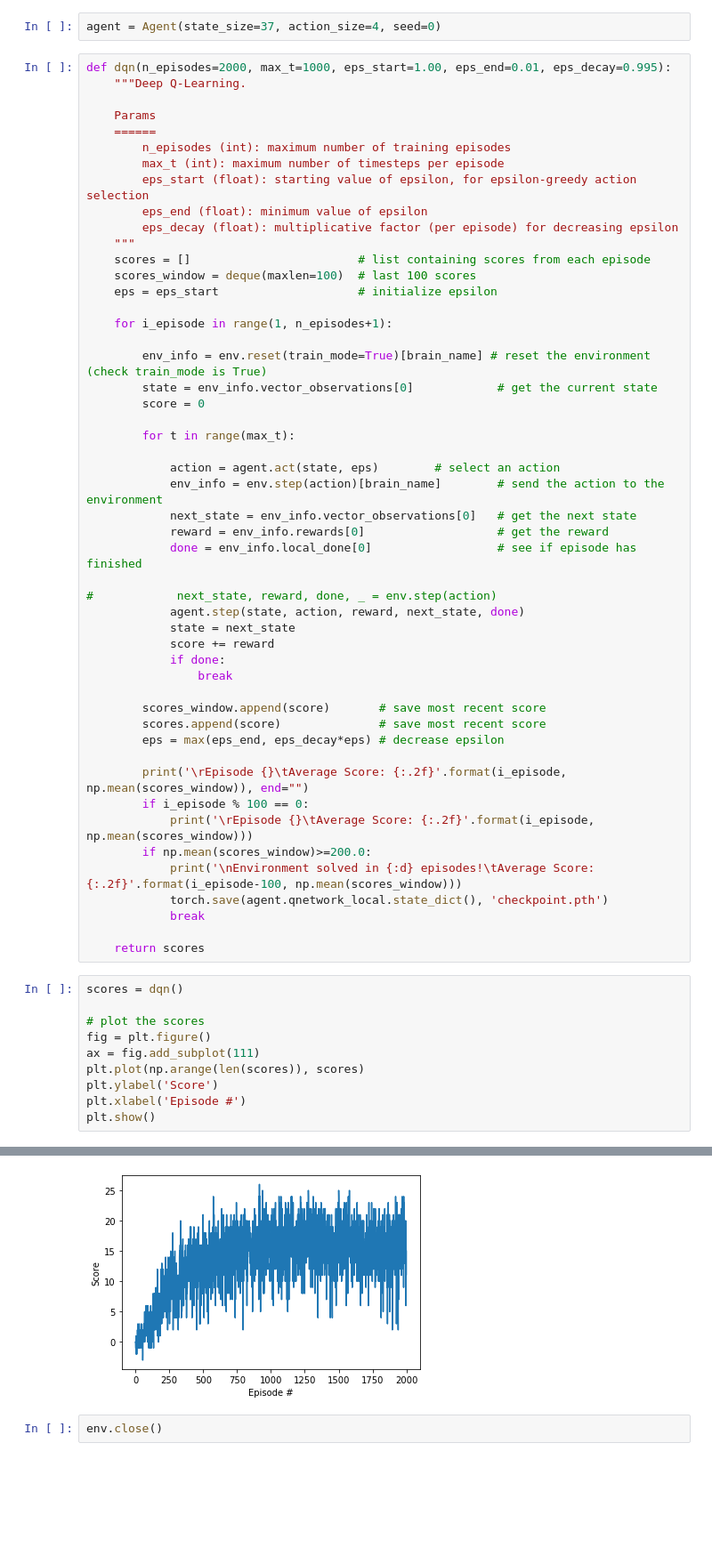
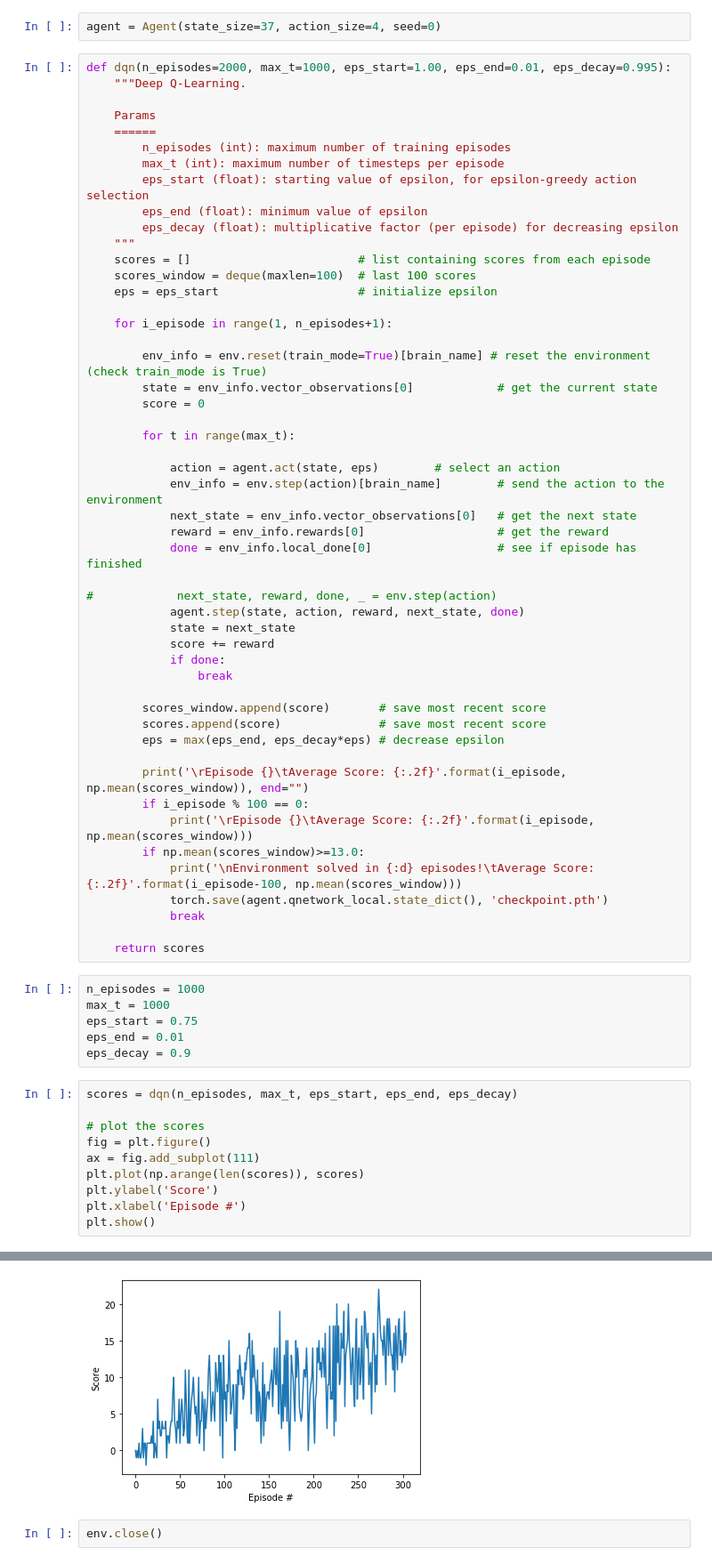
Before and after one commit to masanoriyoshii/p1_navigation, a Jupyter notebook: Navigation.ipynb, the cells around one changed output, grey strips where cells are left out. Shown: that part at 89% size. Cells and saved outputs as stored; diff of their text form; blank space fills up the shorter version.

```diff
--- a/Navigation.ipynb
+++ b/Navigation.ipynb
@@ -176,14 +177,20 @@ def dqn(n_episodes=2000, max_t=1000, eps_start=1.00, eps_end=0.01, eps_decay=0.9
         print('\rEpisode {}\tAverage Score: {:.2f}'.format(i_episode, np.mean(scores_window)), end="")
         if i_episode % 100 == 0:
             print('\rEpisode {}\tAverage Score: {:.2f}'.format(i_episode, np.mean(scores_window)))
-        if np.mean(scores_window)>=200.0:
+        if np.mean(scores_window)>=13.0:
             print('\nEnvironment solved in {:d} episodes!\tAverage Score: {:.2f}'.format(i_episode-100, np.mean(scores_window)))
             torch.save(agent.qnetwork_local.state_dict(), 'checkpoint.pth')
             break
 
     return scores
+# %%
+n_episodes = 1000
+max_t = 1000
+eps_start = 0.75
+eps_end = 0.01
+eps_decay = 0.9
 # %%
-scores = dqn()
+scores = dqn(n_episodes, max_t, eps_start, eps_end, eps_decay)
 
 # plot the scores
 fig = plt.figure()
@@ -216,3 +208,3 @@ Episode 2000    Average Score: 16.19
-[figure, old version]
+[figure, new version]
 # %%
 env.close()
```
Also changed, not shown: parts of 2 cells of this notebook, 2 other files.
